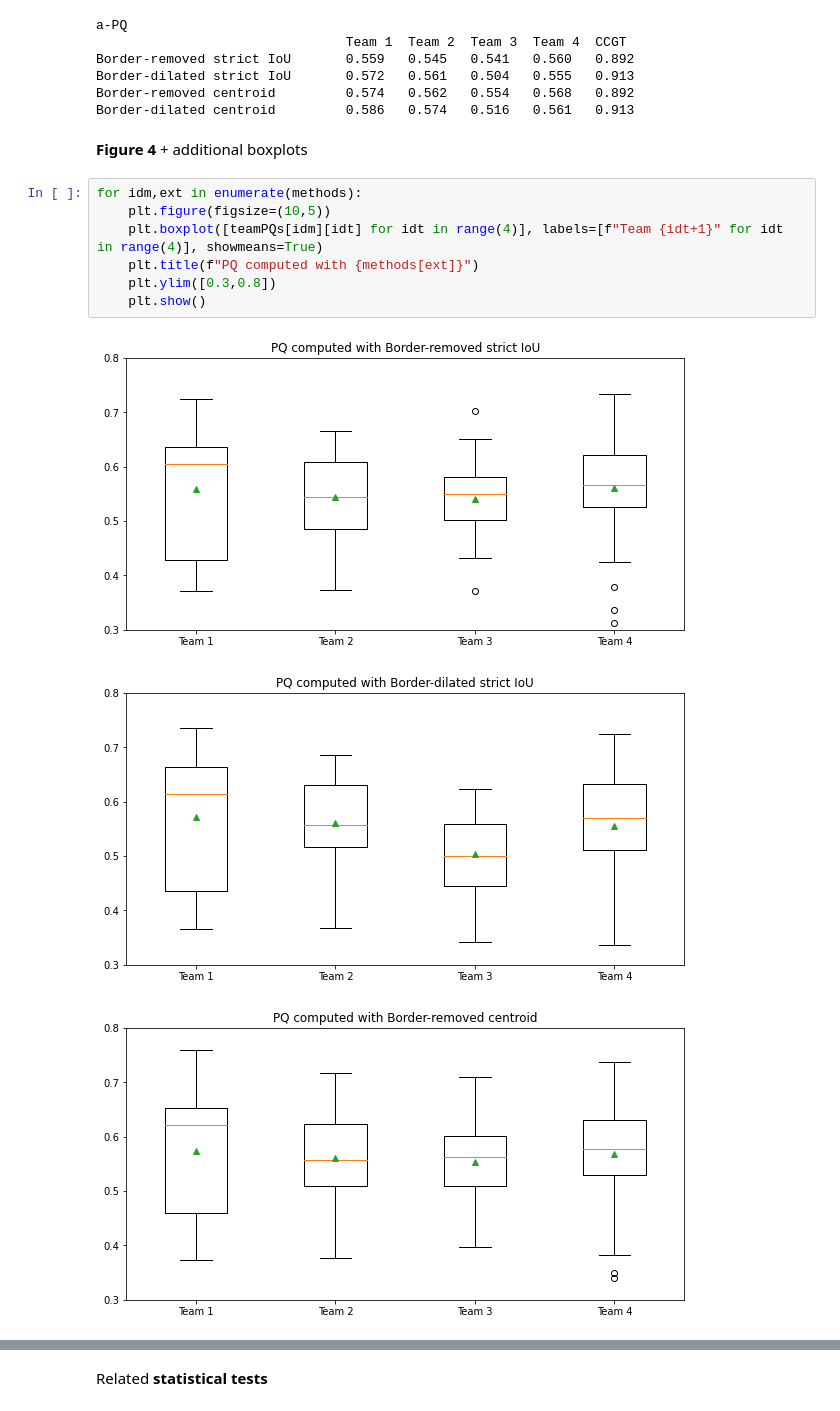
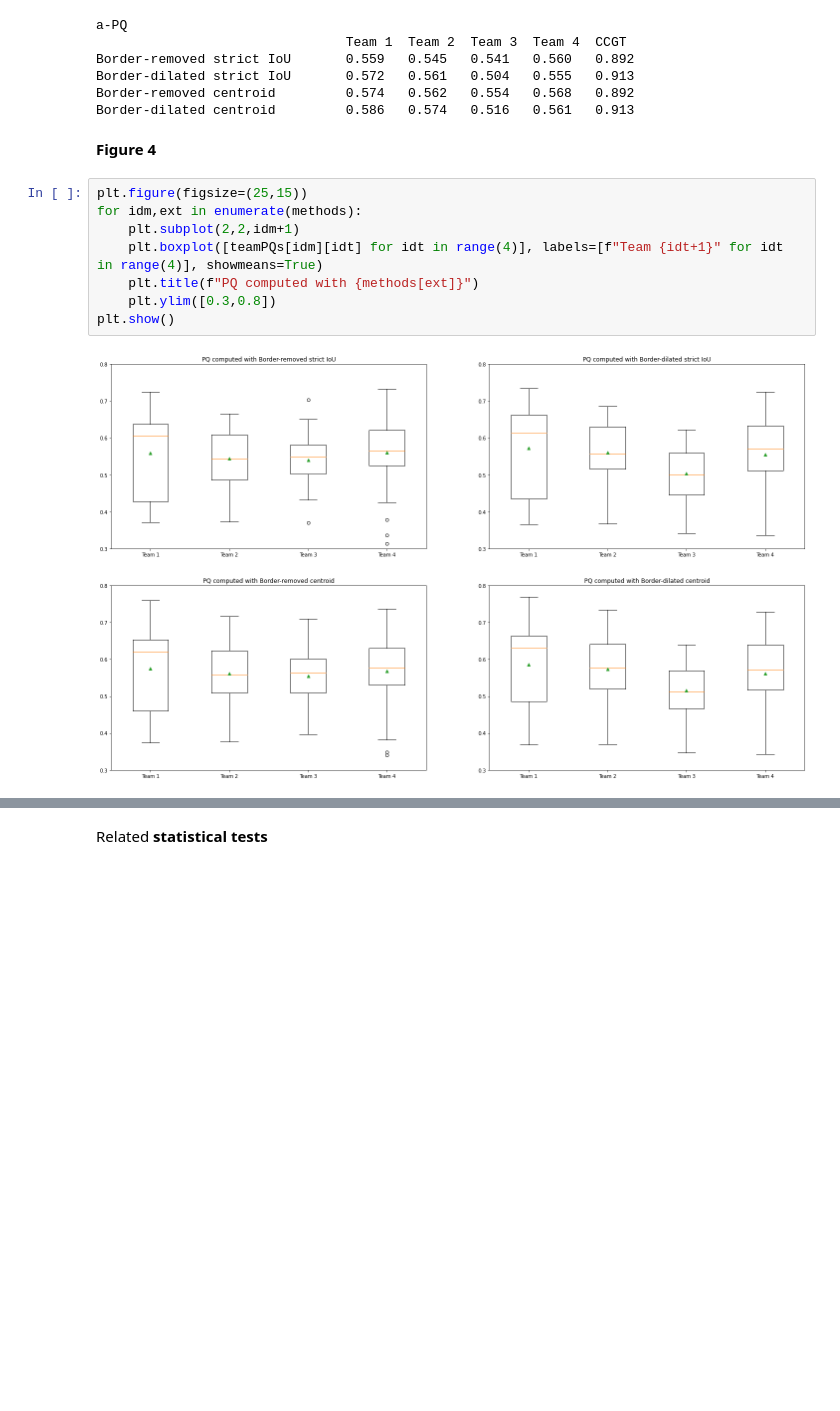
Before and after one commit to adfoucart/disentangled-metrics-suppl, a Jupyter notebook: Supplementary materials.ipynb, the cells around one changed output, grey strips where cells are left out. Drawn from its saved outputs; the diff is of its cells as text; blank space fills up the shorter version.

Commit message:
Updated figures & removed some unnecessary results.

```diff
--- a/Supplementary materials.ipynb
+++ b/Supplementary materials.ipynb
@@ -160,15 +159,14 @@ Border-dilated strict IoU       0.572   0.561   0.504   0.555   0.913
 Border-removed centroid         0.574   0.562   0.554   0.568   0.892
 Border-dilated centroid         0.586   0.574   0.516   0.561   0.913
 # %% [markdown]
-**Figure 4** + additional boxplots
+**Figure 4**
 # %%
+plt.figure(figsize=(25,15))
 for idm,ext in enumerate(methods):
-    plt.figure(figsize=(10,5))
+    plt.subplot(2,2,idm+1)
     plt.boxplot([teamPQs[idm][idt] for idt in range(4)], labels=[f"Team {idt+1}" for idt in range(4)], showmeans=True)
     plt.title(f"PQ computed with {methods[ext]}")
     plt.ylim([0.3,0.8])
-    plt.show()
+plt.show()
 # %% [output]
-[figure, old version]
+[figure, new version]
-[figure, removed]
-[figure, removed]
```
Also changed, not shown: parts of 10 cells of this notebook.
